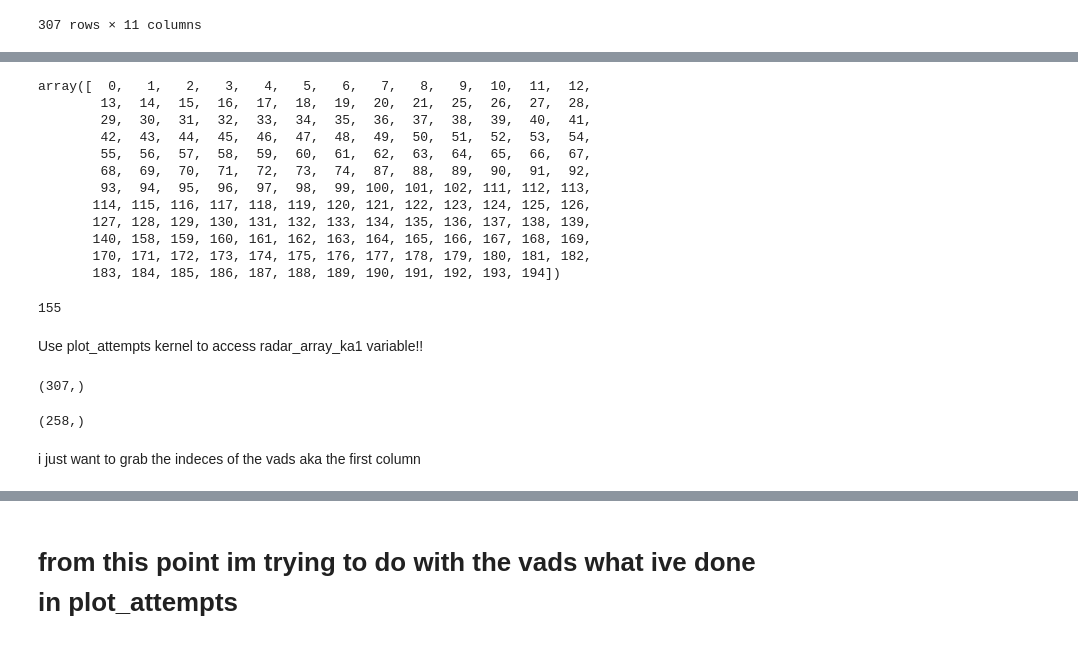
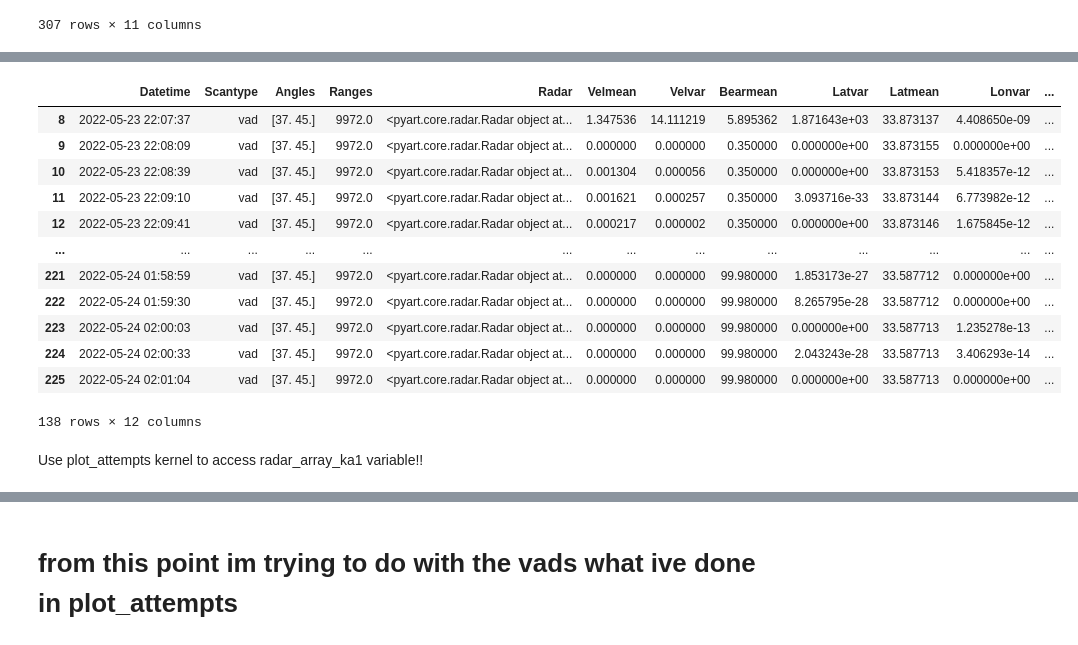
Before and after one commit to JuliaBuhrman/research2024, a Jupyter notebook: identify_vads.ipynb, the cells around one changed output, grey strips where cells are left out. Saved outputs shown, nothing was run; the diff lists cells and outputs as text; code cells hidden in the pictures.

```diff
--- a/identify_vads.ipynb
+++ b/identify_vads.ipynb
@@ -177,2 +150,14 @@ corrected_scans_df_ka1
+# %%
+corrected_scans_df_ka2 = pd.DataFrame(pd.concat([datetime_ka2, scantype_ka2, angles_ka2, ranges_ka2, radar_column_ka2, velmean_column_ka2,
+                                                 velvar_column_ka2, bearmean_column_ka2, latmean_column_ka2, latvar_column_ka2,
+                                                 lonmean_column_ka2, lonvar_column_ka2], axis=1))
+# %%
+corrected_scans_df_ka2.rename(columns={0: 'Radar', 1: 'Velmean', 2: 'Velvar', 3: 'Bearmean',
+                                       5: 'Latmean', 4: 'Latvar', 7: 'Lonmean', 6: 'Lonvar'}, inplace  = True)
+# %%
+corrected_scans_df_ka1 = corrected_scans_df_ka1.dropna()
+corrected_scans_df_ka2 = corrected_scans_df_ka2.dropna()
 # %%
-vad_rows_ka1
+corrected_vads_only_df_ka1 = corrected_scans_df_ka1[(corrected_scans_df_ka1.Scantype == 'vad')]
+
+corrected_vads_only_df_ka2 = corrected_scans_df_ka2[(corrected_scans_df_ka2.Scantype == 'vad')]
@@ -199,19 +163,0 @@ idee = np.array(idee)
-# %%
-idee
-# %% [output]
-array([  0,   1,   2,   3,   4,   5,   6,   7,   8,   9,  10,  11,  12,
-        13,  14,  15,  16,  17,  18,  19,  20,  21,  25,  26,  27,  28,
-        29,  30,  31,  32,  33,  34,  35,  36,  37,  38,  39,  40,  41,
-        42,  43,  44,  45,  46,  47,  48,  49,  50,  51,  52,  53,  54,
-        55,  56,  57,  58,  59,  60,  61,  62,  63,  64,  65,  66,  67,
-        68,  69,  70,  71,  72,  73,  74,  87,  88,  89,  90,  91,  92,
-        93,  94,  95,  96,  97,  98,  99, 100, 101, 102, 111, 112, 113,
-       114, 115, 116, 117, 118, 119, 120, 121, 122, 123, 124, 125, 126,
-       127, 128, 129, 130, 131, 132, 133, 134, 135, 136, 137, 138, 139,
-       140, 158, 159, 160, 161, 162, 163, 164, 165, 166, 167, 168, 169,
-       170, 171, 172, 173, 174, 175, 176, 177, 178, 179, 180, 181, 182,
-       183, 184, 185, 186, 187, 188, 189, 190, 191, 192, 193, 194])
-# %%
-np.size(idee)
-# %% [output]
-155
@@ -232,2 +164,18 @@ def find_nearest(array, value):
+# %%
+corrected_vads_only_df_ka2
+# %% [output]
+|  | Datetime | Scantype | Angles | Ranges | Radar | Velmean | Velvar | Bearmean | Latvar | Latmean | Lonvar | ... |
+| 8 | 2022-05-23 22:07:37 | vad | [37. 45.] | 9972.0 | <pyart.core.radar.Radar object at... | 1.347536 | 14.111219 | 5.895362 | 1.871643e+03 | 33.873137 | 4.408650e-09 | ... |
+| 9 | 2022-05-23 22:08:09 | vad | [37. 45.] | 9972.0 | <pyart.core.radar.Radar object at... | 0.000000 | 0.000000 | 0.350000 | 0.000000e+00 | 33.873155 | 0.000000e+00 | ... |
+| 10 | 2022-05-23 22:08:39 | vad | [37. 45.] | 9972.0 | <pyart.core.radar.Radar object at... | 0.001304 | 0.000056 | 0.350000 | 0.000000e+00 | 33.873153 | 5.418357e-12 | ... |
+| 11 | 2022-05-23 22:09:10 | vad | [37. 45.] | 9972.0 | <pyart.core.radar.Radar object at... | 0.001621 | 0.000257 | 0.350000 | 3.093716e-33 | 33.873144 | 6.773982e-12 | ... |
+| 12 | 2022-05-23 22:09:41 | vad | [37. 45.] | 9972.0 | <pyart.core.radar.Radar object at... | 0.000217 | 0.000002 | 0.350000 | 0.000000e+00 | 33.873146 | 1.675845e-12 | ... |
+| ... | ... | ... | ... | ... | ... | ... | ... | ... | ... | ... | ... | ... |
+| 221 | 2022-05-24 01:58:59 | vad | [37. 45.] | 9972.0 | <pyart.core.radar.Radar object at... | 0.000000 | 0.000000 | 99.980000 | 1.853173e-27 | 33.587712 | 0.000000e+00 | ... |
+| 222 | 2022-05-24 01:59:30 | vad | [37. 45.] | 9972.0 | <pyart.core.radar.Radar object at... | 0.000000 | 0.000000 | 99.980000 | 8.265795e-28 | 33.587712 | 0.000000e+00 | ... |
+| 223 | 2022-05-24 02:00:03 | vad | [37. 45.] | 9972.0 | <pyart.core.radar.Radar object at... | 0.000000 | 0.000000 | 99.980000 | 0.000000e+00 | 33.587713 | 1.235278e-13 | ... |
+| 224 | 2022-05-24 02:00:33 | vad | [37. 45.] | 9972.0 | <pyart.core.radar.Radar object at... | 0.000000 | 0.000000 | 99.980000 | 2.043243e-28 | 33.587713 | 3.406293e-14 | ... |
+| 225 | 2022-05-24 02:01:04 | vad | [37. 45.] | 9972.0 | <pyart.core.radar.Radar object at... | 0.000000 | 0.000000 | 99.980000 | 0.000000e+00 | 33.587713 | 0.000000e+00 | ... |
+138 rows × 12 columns
 # %% [markdown]
 Use plot_attempts kernel to access radar_array_ka1 variable!!
@@ -239,10 +181,0 @@ for i in range(len(radar_array_ka1)):
-# %%
-np.shape(vads_ka1_list)
-# %% [output]
-(307,)
-# %%
-np.shape(radar_array_ka2)
-# %% [output]
-(258,)
-# %% [markdown]
-i just want to grab the indeces of the vads aka the first column
```
Also changed, not shown: parts of 89 cells of this notebook.
